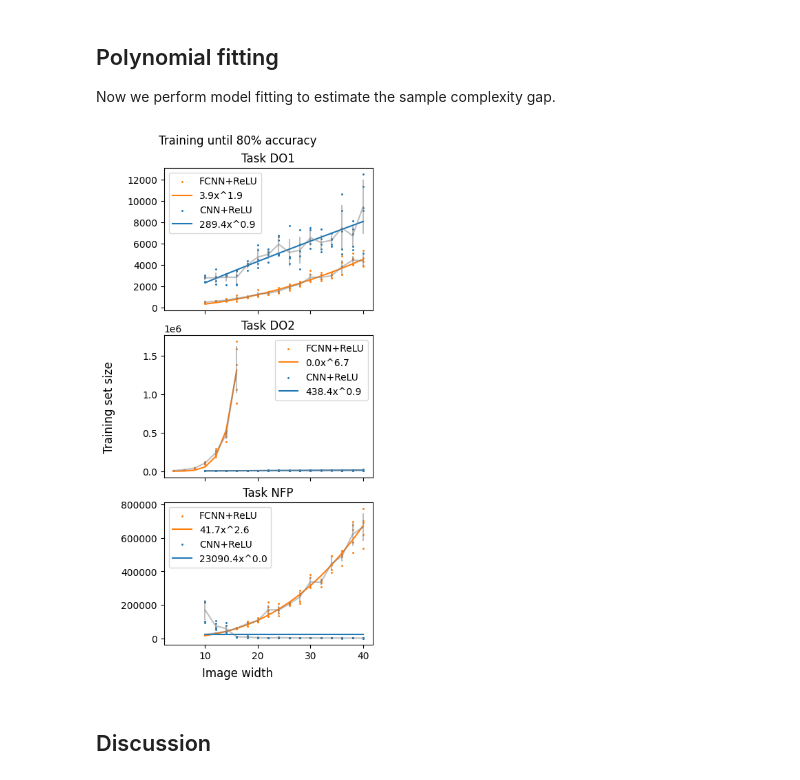
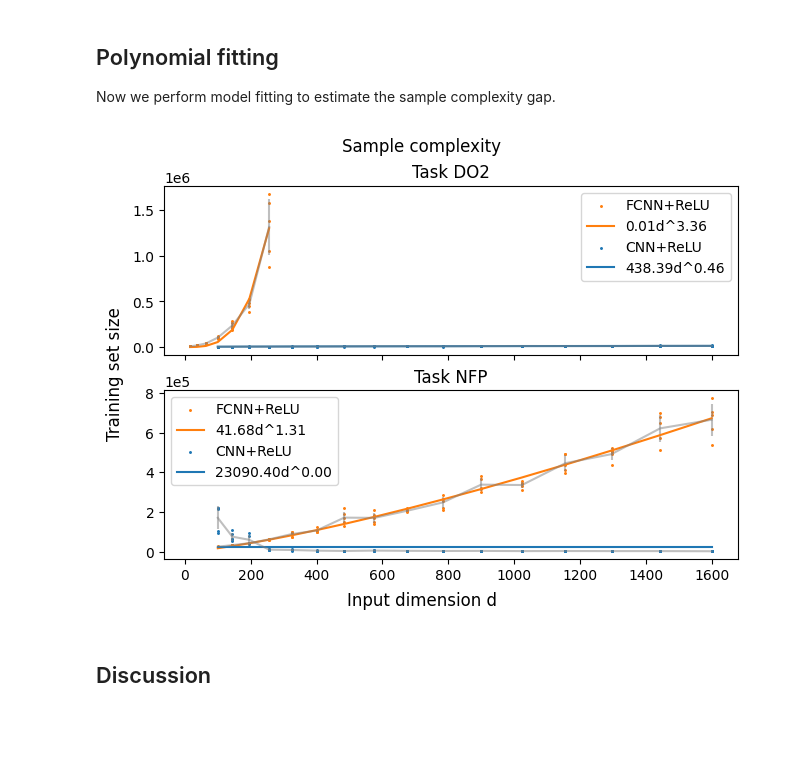
Before and after one commit to orfeasliossatos/Semester-Project, a Jupyter notebook: Tasks/Project.ipynb, the cells around one changed output. Cells and saved outputs as stored; diff of their text form; code cells hidden in the pictures; blank space fills up the shorter version.

```diff
--- a/Tasks/Project.ipynb
+++ b/Tasks/Project.ipynb
@@ -200,7 +177,7 @@ def gen_DOP_data(L=10, N=1, p=2):
 # %% [markdown]
 Here's are some samples
 # %%
-L = 10; p=2; N=2
+L = 40; p=2; N=2
 ticks = np.array([0, L//2-1, L-1])
 x, y = gen_DOP_data(L, N, p)
 fig, axs = plt.subplots(ncols=N)
@@ -275,19 +252,36 @@ def gen_NFP_data(L, N, f, clamp, channels=1):
 # %% [markdown]
 Here's are some samples. Note that the low frequency box is actually shifted across the four corners of the image.
 # %%
-L = 40; N = 3; f = 8; clamp = L // 2
+L = 40; N = 4; f = 8; clamp = L // 2
 ticks = np.array([0, L//2-1, L-1])
-x, y, x_dot = gen_NFP_data(L, N, f=8, clamp=L//2)
+x, y, x_dot = gen_NFP_data(L, N, f=f, clamp=L//2)
 fig, axs = plt.subplots(ncols=N, nrows=2, sharey= True, sharex=True)
 
+def color(z):
+    """
+        A function to color complex units depending on their argument.
+    """
+    if z == complex(0, 0):
+        return [60]*3
+    else:
+        arg = np.angle(z, deg=True) / 360
+        rgb = colorsys.hsv_to_rgb(arg, 1, 1)
+        return (np.array(rgb)*255).astype(int)
+
+
 for i, j in product(range(2), range(N)):
-    axs[i, j].imshow(np.abs(x_dot[j, 0]) if i == 0 else x[j, 0], origin='lower')
+    color_img = np.ndarray(shape=(L, L, 3), dtype=int)
+    for k in range(L):
+        for l in range(L):
+            color_img[k][l] = color(x_dot[j, 0][k][l])
+
+    axs[i, j].imshow(color_img if i == 0 else x[j, 0], origin='lower')
     if i == 0:
         axs[i, j].set_title(f"Label {int(y[j].item())}")
     axs[i, j].set_xticks(ticks); axs[i, j].set_xticklabels(ticks+1)
     axs[i, j].set_yticks(ticks); axs[i, j].set_yticklabels(ticks+1)
 
-fig.suptitle(f"Noisy Fourier Patterns, f={f}")
+fig.suptitle(f"Noisy Fourier Patterns, F={f}", y= 0.9)
 fig.tight_layout()
 plt.show()
 # %% [output]
@@ -451,10 +431,10 @@ def polynomial(x, a, b):
 # The bounds on the coefficients
 bounds = (0, np.inf)
 # %%
-results_paths = ["results/backup/taskDO1_acc0.8_freq8.pkl", "results/backup/taskDO2_acc0.8_freq8.pkl", "results/backup/taskNFP_acc0.8_freq8.pkl"]
+results_paths = ["results/backup/taskDO2_acc0.8_freq8.pkl", "results/backup/taskNFP_acc0.8_freq8.pkl"]
 # %%
 # Set up figures from all experiments
-fig, axs = plt.subplots(nrows=3, layout='constrained', sharex=True)
+fig, axs = plt.subplots(nrows=len(results_paths), layout='constrained', sharex=True)
 
 # Plot colours
 colordict = {"FCNN+ReLU":'tab:orange', "CNN+ReLU":'tab:blue'}
@@ -469,38 +449,41 @@ for j, path in enumerate(results_paths):
     # Extract data to plot
     names = set([name for name, _ in sample_complexity.keys()])
 
     # For every model, make line plot
     for i, name in enumerate(names):
 
         # Plot training samples
         xs, ys, means, stds = unpack_and_aggregate(sample_complexity, name, [np.mean, np.std])
         axs[j].scatter(xs, ys, marker='.', s=5, linestyle='-', label=name, color=colordict[name])
         axs[j].legend()
 
         # Plot mean and standard deviation of traing samples
         axs[j].errorbar(np.unique(xs), means, stds, color=(0.5, 0.5, 0.5, 0.5))
 
         # Plot polynomial estimates
         fitted, covariance = curve_fit(polynomial, xs, ys, p0=[1, 1], bounds=bounds)
-        axs[j].plot(xs, polynomial(xs, *fitted), label="{:.1f}x^{:.1f}".format(fitted[0], fitted[1]), color=colordict[name])
+        #print(fitted)
+        axs[j].plot(xs, polynomial(xs, *fitted), label="{:.2f}d^{:.2f}".format(*fitted), color=colordict[name])
         axs[j].legend()
 
         # Title
         axs[j].set_title(f"Task {path[19:22]}")
 
+        # Ticks
+        axs[j].ticklabel_format(axis='y', scilimits=(0,0))
+
 # Plot graphics
-fig.supxlabel('Image width')
+fig.supxlabel('Input dimension d')
 fig.supylabel('Training set size')
-fig.set_size_inches(4, 8)
 #plt.legend()
 #plt.xticks(ticks=[tick for tick in plt.xticks()[0]][1::2], labels=[tick for tick in plt.xticks()[1]][1::2])
-fig.suptitle("Training until 80% accuracy")
+fig.suptitle("Sample complexity")
 #plt.grid(True)
 
 # Show the plot
 plt.show()
 # %% [output]
-[figure, old version]
+[figure, new version]
 # %% [markdown]
 ## Discussion
 # %% [markdown]
```
Also changed, not shown: parts of 8 cells of this notebook, 1 other file.
